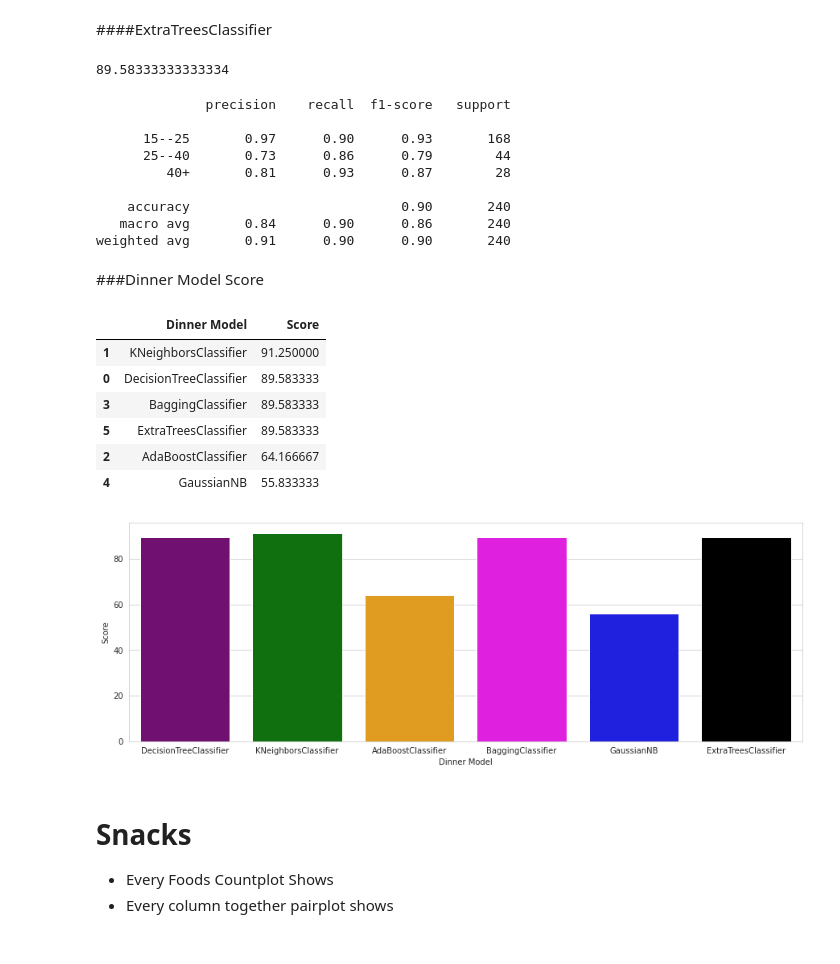
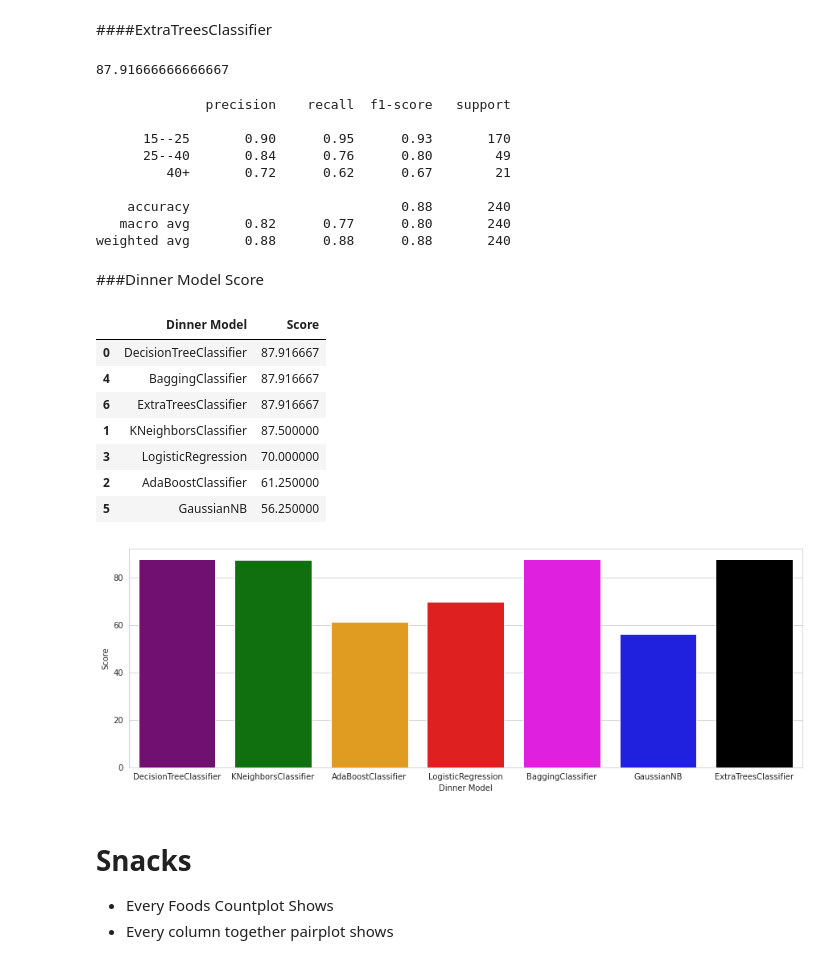
Before and after one commit to tofael950/Food, a Jupyter notebook: Food_Project_.ipynb, the cells around one changed output. Drawn from its saved outputs; the diff is of its cells as text; code cells hidden in the pictures.

```diff
--- a/Food_Project_.ipynb
+++ b/Food_Project_.ipynb
@@ -199,0 +479,10 @@ Name: Age, dtype: int64
+# %%
+#Lunch Model Score
+colors = ["purple", "green", "orange","red" ,"magenta","blue","black"]
+
+sns.set_style("whitegrid")
+plt.figure(figsize=(15,5))
+plt.ylabel("Accuracy %")
+plt.xlabel("Algorithms")
+sns.barplot(x=models['Full Model'],y=models['Score'], palette=colors )
+plt.show()
@@ -1570,0 +1915,6 @@ weighted avg       0.61      0.64      0.62       240
+# %%
+tre=LogisticRegression()
+tre.fit(X_train,y_train)
+pred_tre=tre.predict(X_test)
+accu_Logistic=accuracy_score(y_test , pred_tre)*100
+accu_Logistic
@@ -1623,49 +1994,50 @@ pred_tre=tre.predict(X_test)
 accu_Extratree=accuracy_score(y_test , pred_tre)*100
 accu_Extratree
 # %% [output]
-89.58333333333334
+87.91666666666667
 # %%
 print(classification_report(y_test,pred_tre))
 # %% [output]
               precision    recall  f1-score   support
 
-      15--25       0.97      0.90      0.93       168
-      25--40       0.73      0.86      0.79        44
-         40+       0.81      0.93      0.87        28
+      15--25       0.90      0.95      0.93       170
+      25--40       0.84      0.76      0.80        49
+         40+       0.72      0.62      0.67        21
 
-    accuracy                           0.90       240
-   macro avg       0.84      0.90      0.86       240
-weighted avg       0.91      0.90      0.90       240
+    accuracy                           0.88       240
+   macro avg       0.82      0.77      0.80       240
+weighted avg       0.88      0.88      0.88       240
 # %% [markdown]
 ###Dinner Model Score
 # %%
 models = pd.DataFrame({
     'Dinner Model': ['DecisionTreeClassifier','KNeighborsClassifier',
-             'AdaBoostClassifier','BaggingClassifier','GaussianNB','ExtraTreesClassifier'],
-    'Score': [ accu_tree,accu_KNN,accu_Adaboost,accu_Bagging,accu_Gaussian,accu_Extratree]
+             'AdaBoostClassifier','LogisticRegression','BaggingClassifier','GaussianNB','ExtraTreesClassifier'],
+    'Score': [ accu_tree,accu_KNN,accu_Adaboost,accu_Logistic,accu_Bagging,accu_Gaussian,accu_Extratree]
 })
 
 models.sort_values(by = 'Score', ascending = False)
 # %% [output]
 |  | Dinner Model | Score |
-| 1 | KNeighborsClassifier | 91.250000 |
-| 0 | DecisionTreeClassifier | 89.583333 |
-| 3 | BaggingClassifier | 89.583333 |
-| 5 | ExtraTreesClassifier | 89.583333 |
-| 2 | AdaBoostClassifier | 64.166667 |
-| 4 | GaussianNB | 55.833333 |
+| 0 | DecisionTreeClassifier | 87.916667 |
+| 4 | BaggingClassifier | 87.916667 |
+| 6 | ExtraTreesClassifier | 87.916667 |
+| 1 | KNeighborsClassifier | 87.500000 |
+| 3 | LogisticRegression | 70.000000 |
+| 2 | AdaBoostClassifier | 61.250000 |
+| 5 | GaussianNB | 56.250000 |
 # %%
 #Dinner Model Score
-colors = ["purple", "green", "orange", "magenta","blue","black"]
+colors = ["purple", "green", "orange","red" ,"magenta","blue","black"]
 
 sns.set_style("whitegrid")
 plt.figure(figsize=(15,5))
 plt.ylabel("Accuracy %")
 plt.xlabel("Algorithms")
 sns.barplot(x=models['Dinner Model'],y=models['Score'], palette=colors )
 plt.show()
 # %% [output]
-[figure, old version]
+[figure, new version]
 # %% [markdown]
 # Snacks
 
```
Also changed, not shown: parts of 147 cells of this notebook.
